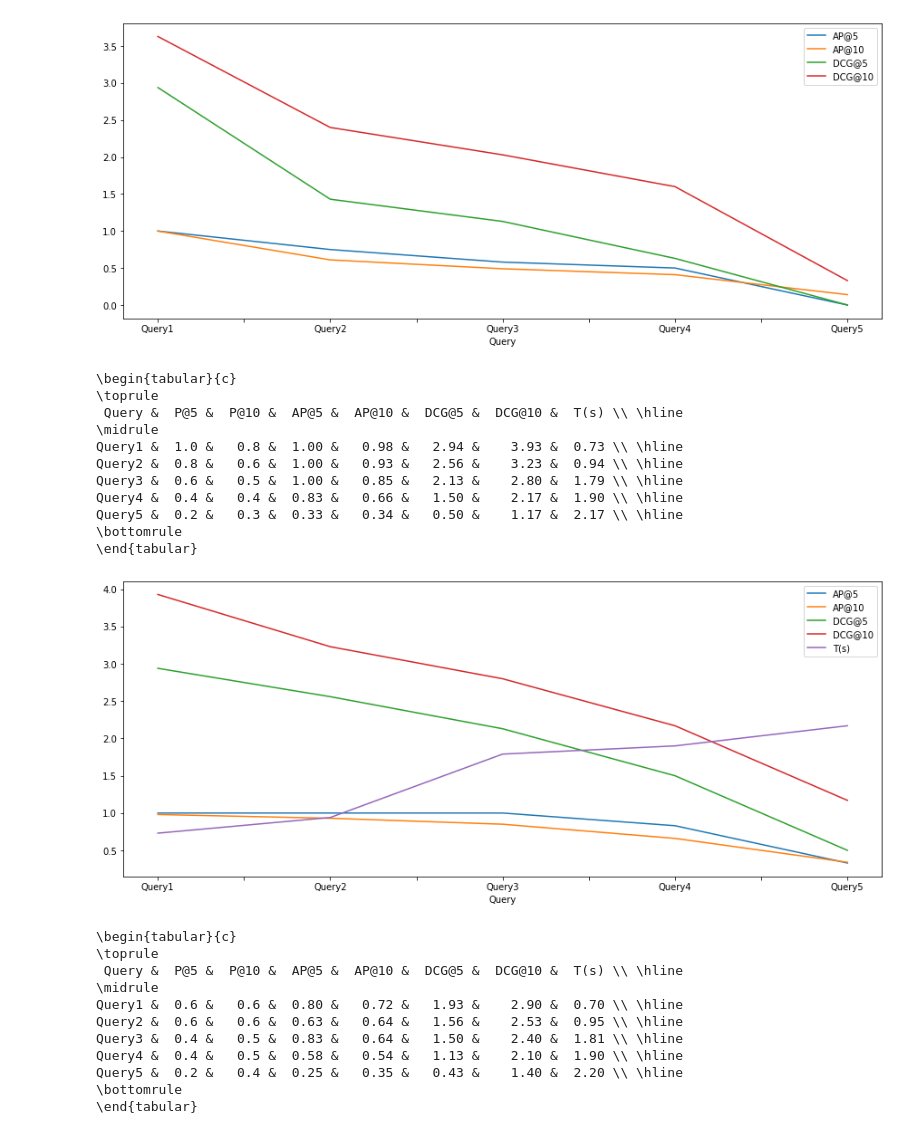
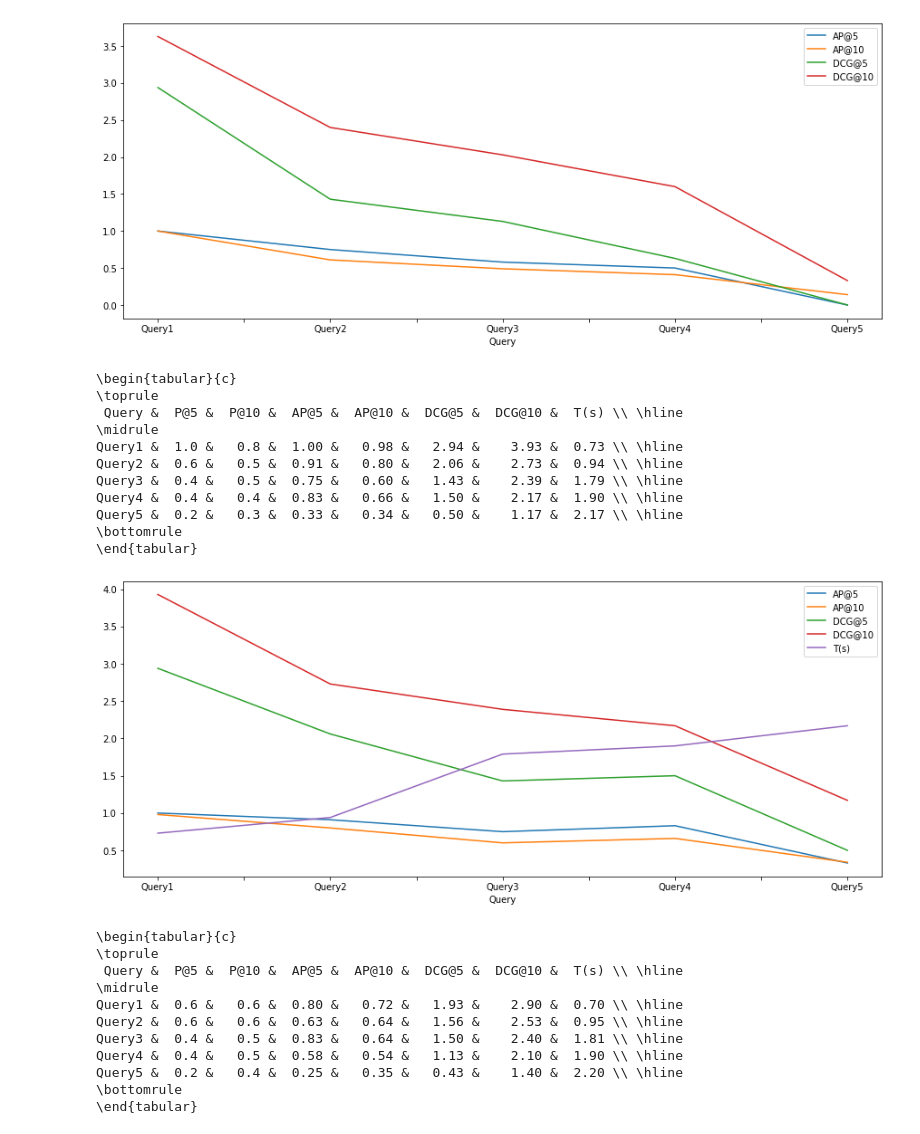
Before and after one commit to muccijacopo/nlp-semantic-search, a Jupyter notebook: notebooks/results.ipynb, the cells around one changed output. Drawn from its saved outputs; the diff is of its cells as text; code cells hidden in the pictures.

```diff
--- a/notebooks/results.ipynb
+++ b/notebooks/results.ipynb
@@ -32,30 +32,30 @@ Query5 &  0.0 &   0.1 &  0.00 &   0.14 &   0.00 &    0.33 &  2.10 \\
 # %%
 doc2vec_results = [
     ['Query1', 1, 0.8, 1, 0.98, 2.94, 3.93,  0.73],
-    ['Query2', 0.8, 0.6, 1, 0.93, 2.56, 3.23, 0.94],
-    ['Query3', 0.6, 0.5, 1, 0.85, 2.13, 2.80, 1.79],
+    ['Query2', 0.6, 0.5, 0.91, 0.80, 2.06, 2.73, 0.94],
+    ['Query3', 0.4, 0.5, 0.75, 0.6, 1.43, 2.39, 1.79],
     ['Query4', 0.4, 0.4, 0.83, 0.66, 1.50, 2.17, 1.90],
     ['Query5', 0.2, 0.3, 0.33, 0.34, 0.50, 1.17, 2.17],
 ]
 doc2vec_results_df = pd.DataFrame(doc2vec_results, columns=['Query', 'P@5', 'P@10', 'AP@5', 'AP@10', 'DCG@5', 'DCG@10', 'T(s)'])
 doc2vec_results_df.plot(kind='line', x='Query', y=['AP@5', 'AP@10', 'DCG@5', 'DCG@10', 'T(s)'], rot=0, figsize=(15, 6))
 
 latex_code = doc2vec_results_df.to_latex(column_format='c', index=False)
 latex_code = latex_code.replace("\\\n", "\\ \hline\n")
 print(latex_code)
 # %% [output]
 \begin{tabular}{c}
 \toprule
  Query &  P@5 &  P@10 &  AP@5 &  AP@10 &  DCG@5 &  DCG@10 &  T(s) \\ \hline
 \midrule
 Query1 &  1.0 &   0.8 &  1.00 &   0.98 &   2.94 &    3.93 &  0.73 \\ \hline
-Query2 &  0.8 &   0.6 &  1.00 &   0.93 &   2.56 &    3.23 &  0.94 \\ \hline
-Query3 &  0.6 &   0.5 &  1.00 &   0.85 &   2.13 &    2.80 &  1.79 \\ \hline
+Query2 &  0.6 &   0.5 &  0.91 &   0.80 &   2.06 &    2.73 &  0.94 \\ \hline
+Query3 &  0.4 &   0.5 &  0.75 &   0.60 &   1.43 &    2.39 &  1.79 \\ \hline
 Query4 &  0.4 &   0.4 &  0.83 &   0.66 &   1.50 &    2.17 &  1.90 \\ \hline
 Query5 &  0.2 &   0.3 &  0.33 &   0.34 &   0.50 &    1.17 &  2.17 \\ \hline
 \bottomrule
 \end{tabular}
-[figure, old version]
+[figure, new version]
 # %%
 fast_text_results = [
     ['Query1', 0.6, 0.6, 0.80, 0.72, 1.93, 2.90,  0.70],
```
Also changed, not shown: parts of 3 cells of this notebook, 1 other file.
